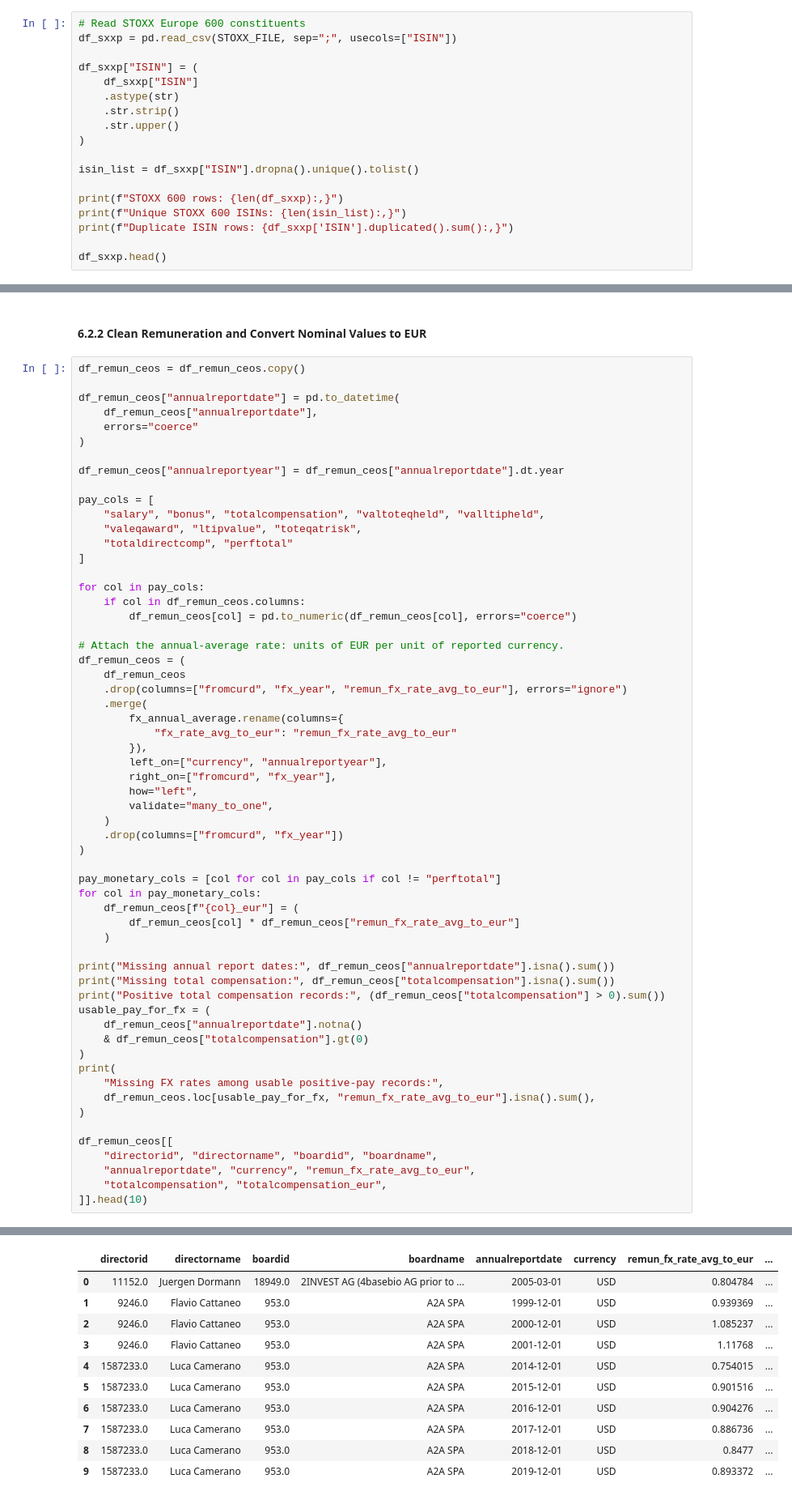
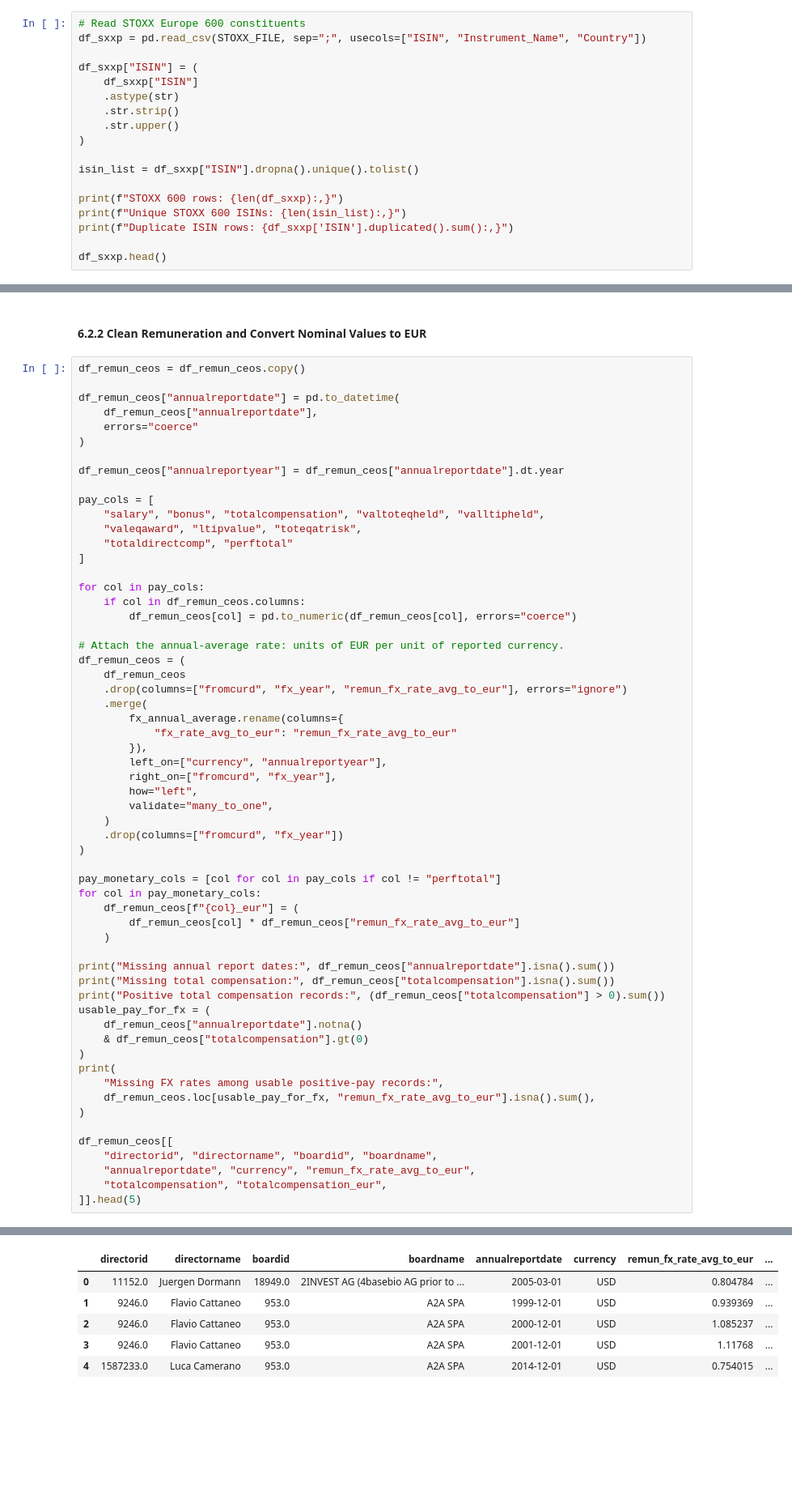
Before and after one commit to rizkyakbar-tud/DAI, a Jupyter notebook: mission/proposals_st26/mission_proposal_Akbar-Zduńczyk.ipynb, the cells around one changed output, grey strips where cells are left out. Shown at 81% size. Cells and saved outputs as stored; diff of their text form; blank space fills up the shorter version.

```diff
--- a/mission/proposals_st26/mission_proposal_Akbar-Zduńczyk.ipynb
+++ b/mission/proposals_st26/mission_proposal_Akbar-Zduńczyk.ipynb
@@ -470,6 +488,6 @@ Only `ISIN` is required from the STOXX 600 file: it defines the firm universe an
 # %%
 # Read STOXX Europe 600 constituents
-df_sxxp = pd.read_csv(STOXX_FILE, sep=";", usecols=["ISIN"])
+df_sxxp = pd.read_csv(STOXX_FILE, sep=";", usecols=["ISIN", "Instrument_Name", "Country"])
 
 df_sxxp["ISIN"] = (
     df_sxxp["ISIN"]
@@ -1750,5 +1850,5 @@ df_remun_ceos[[
     "directorid", "directorname", "boardid", "boardname",
     "annualreportdate", "currency", "remun_fx_rate_avg_to_eur",
     "totalcompensation", "totalcompensation_eur",
-]].head(10)
+]].head(5)
 # %% [output]
@@ -1776,14 +1859,9 @@ See the caveats in the documentation: https://pandas.pydata.org/pandas-docs/stab
 |  | directorid | directorname | boardid | boardname | annualreportdate | currency | remun_fx_rate_avg_to_eur | ... |
 | 0 | 11152.0 | Juergen Dormann | 18949.0 | 2INVEST AG (4basebio AG prior to ... | 2005-03-01 | USD | 0.804784 | ... |
 | 1 | 9246.0 | Flavio Cattaneo | 953.0 | A2A SPA | 1999-12-01 | USD | 0.939369 | ... |
 | 2 | 9246.0 | Flavio Cattaneo | 953.0 | A2A SPA | 2000-12-01 | USD | 1.085237 | ... |
 | 3 | 9246.0 | Flavio Cattaneo | 953.0 | A2A SPA | 2001-12-01 | USD | 1.11768 | ... |
 | 4 | 1587233.0 | Luca Camerano | 953.0 | A2A SPA | 2014-12-01 | USD | 0.754015 | ... |
-| 5 | 1587233.0 | Luca Camerano | 953.0 | A2A SPA | 2015-12-01 | USD | 0.901516 | ... |
-| 6 | 1587233.0 | Luca Camerano | 953.0 | A2A SPA | 2016-12-01 | USD | 0.904276 | ... |
-| 7 | 1587233.0 | Luca Camerano | 953.0 | A2A SPA | 2017-12-01 | USD | 0.886736 | ... |
-| 8 | 1587233.0 | Luca Camerano | 953.0 | A2A SPA | 2018-12-01 | USD | 0.8477 | ... |
-| 9 | 1587233.0 | Luca Camerano | 953.0 | A2A SPA | 2019-12-01 | USD | 0.893372 | ... |
 # %% [markdown]
 ### 6.3 Match CEO Remuneration to Valid CEO Spells
 # %% [markdown]
```
Also changed, not shown: parts of 89 cells of this notebook.
